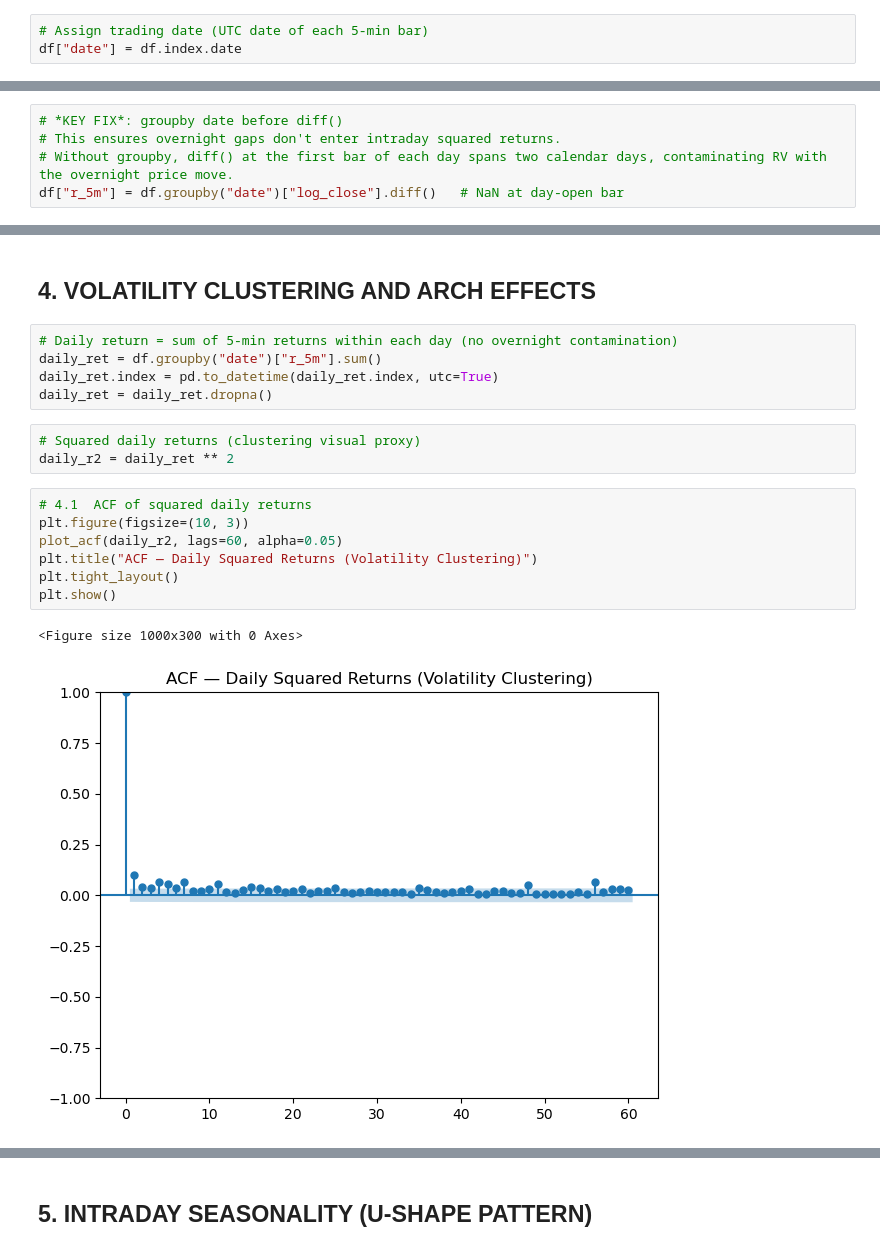
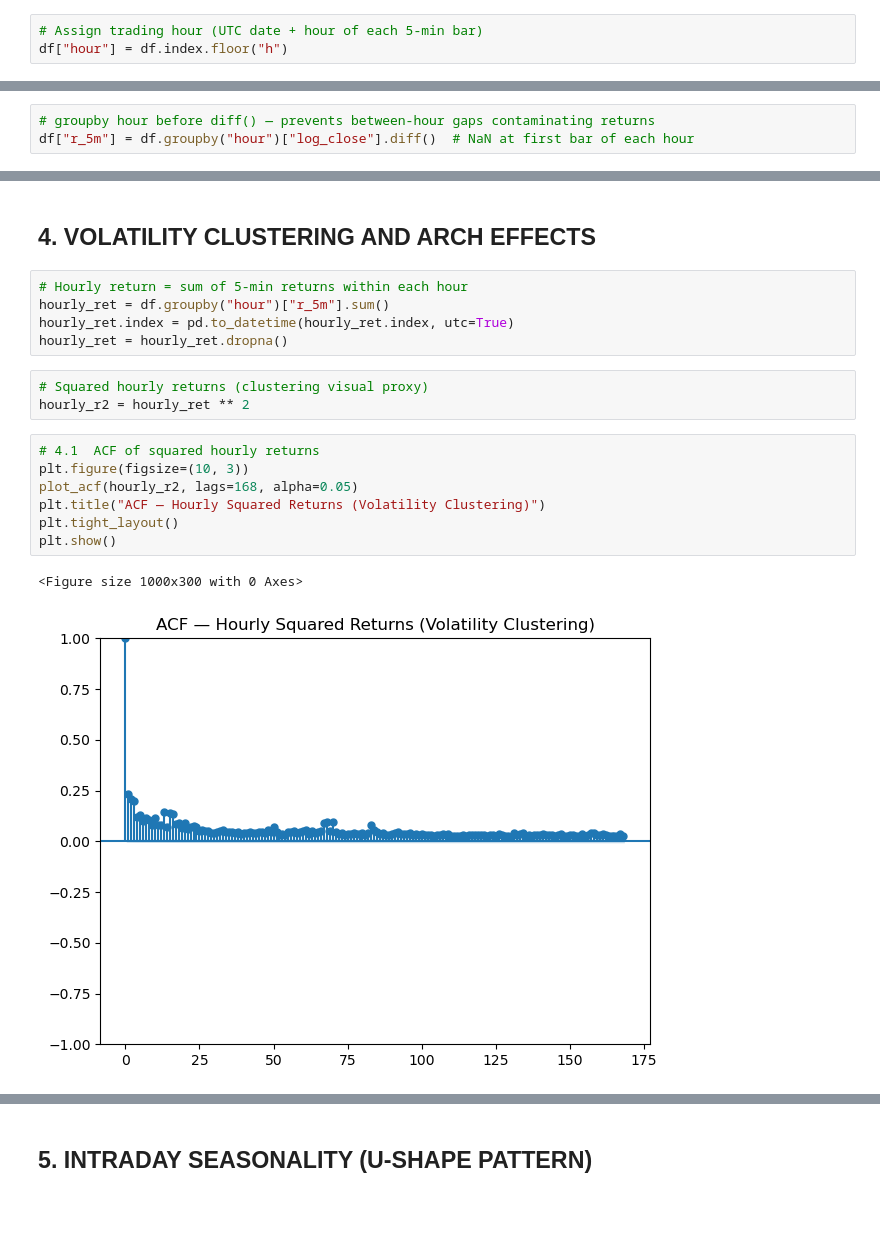
Before and after one commit to yilmazcanekmekci/btc-realized-variance-thesis, a Jupyter notebook: notebooks/02_initial_data_analysis.ipynb, the cells around one changed output, grey strips where cells are left out. Drawn from its saved outputs; the diff is of its cells as text; blank space fills up the shorter version.

```diff
--- a/notebooks/02_initial_data_analysis.ipynb
+++ b/notebooks/02_initial_data_analysis.ipynb
@@ -88,14 +87,12 @@ MIN_OBS_RATIO = 0.80  # require at least 80% coverage (≥ 230 valid returns) pe
 # %%
-# Assign trading date (UTC date of each 5-min bar)
-df["date"] = df.index.date
+# Assign trading hour (UTC date + hour of each 5-min bar)
+df["hour"] = df.index.floor("h")
 # %%
 # Log price
 df["log_close"] = np.log(df["close"])
 # %%
-# *KEY FIX*: groupby date before diff()
-# This ensures overnight gaps don't enter intraday squared returns.
-# Without groupby, diff() at the first bar of each day spans two calendar days, contaminating RV with the overnight price move.
-df["r_5m"] = df.groupby("date")["log_close"].diff()   # NaN at day-open bar
+# groupby hour before diff() — prevents between-hour gaps contaminating returns
+df["r_5m"] = df.groupby("hour")["log_close"].diff()  # NaN at first bar of each hour
 # %%
 # Squared intraday returns (RV building block)
 df["r2_5m"] = df["r_5m"] ** 2
@@ -410,21 +409,21 @@ Critical values:
 # %% [markdown]
 ## 4. VOLATILITY CLUSTERING AND ARCH EFFECTS
 # %%
-# Daily return = sum of 5-min returns within each day (no overnight contamination)
-daily_ret = df.groupby("date")["r_5m"].sum()
-daily_ret.index = pd.to_datetime(daily_ret.index, utc=True)
-daily_ret = daily_ret.dropna()
+# Hourly return = sum of 5-min returns within each hour
+hourly_ret = df.groupby("hour")["r_5m"].sum()
+hourly_ret.index = pd.to_datetime(hourly_ret.index, utc=True)
+hourly_ret = hourly_ret.dropna()
 # %%
-# Squared daily returns (clustering visual proxy)
-daily_r2 = daily_ret ** 2
+# Squared hourly returns (clustering visual proxy)
+hourly_r2 = hourly_ret ** 2
 # %%
-# 4.1  ACF of squared daily returns
+# 4.1  ACF of squared hourly returns
 plt.figure(figsize=(10, 3))
-plot_acf(daily_r2, lags=60, alpha=0.05)
-plt.title("ACF — Daily Squared Returns (Volatility Clustering)")
+plot_acf(hourly_r2, lags=168, alpha=0.05)
+plt.title("ACF — Hourly Squared Returns (Volatility Clustering)")
 plt.tight_layout()
 plt.show()
 # %% [output]
 <Figure size 1000x300 with 0 Axes>
-[figure, old version]
+[figure, new version]
 # %%
```
Also changed, not shown: parts of 30 cells of this notebook.
